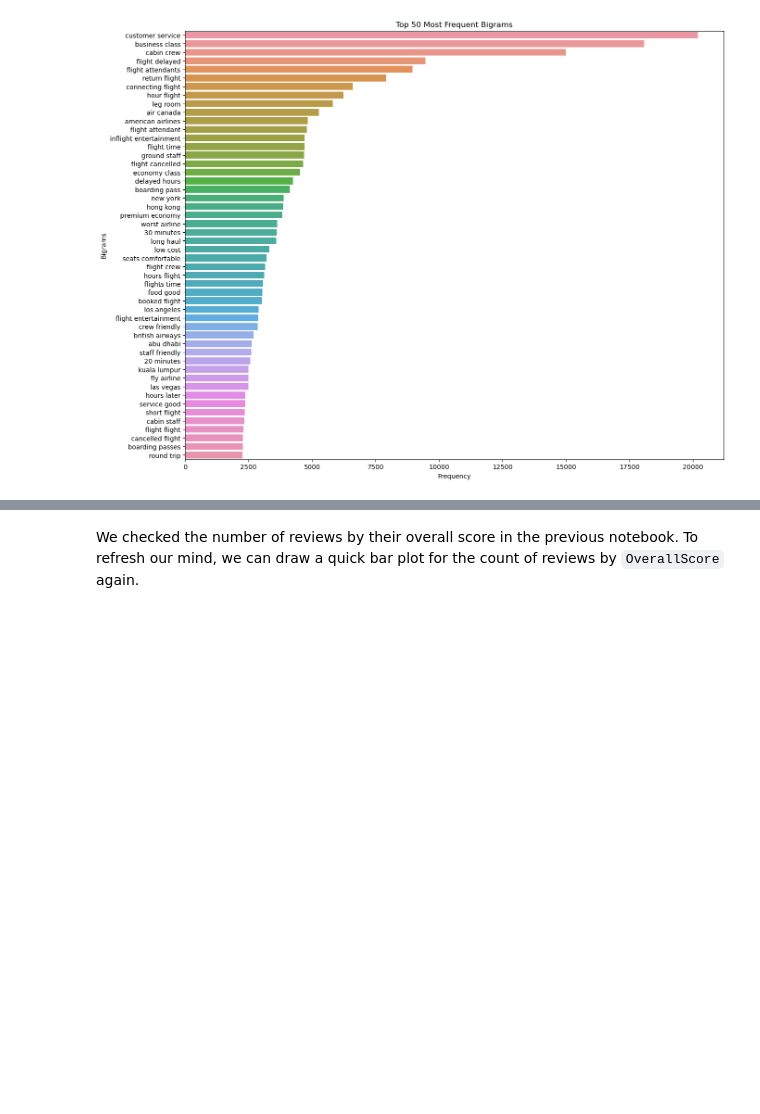
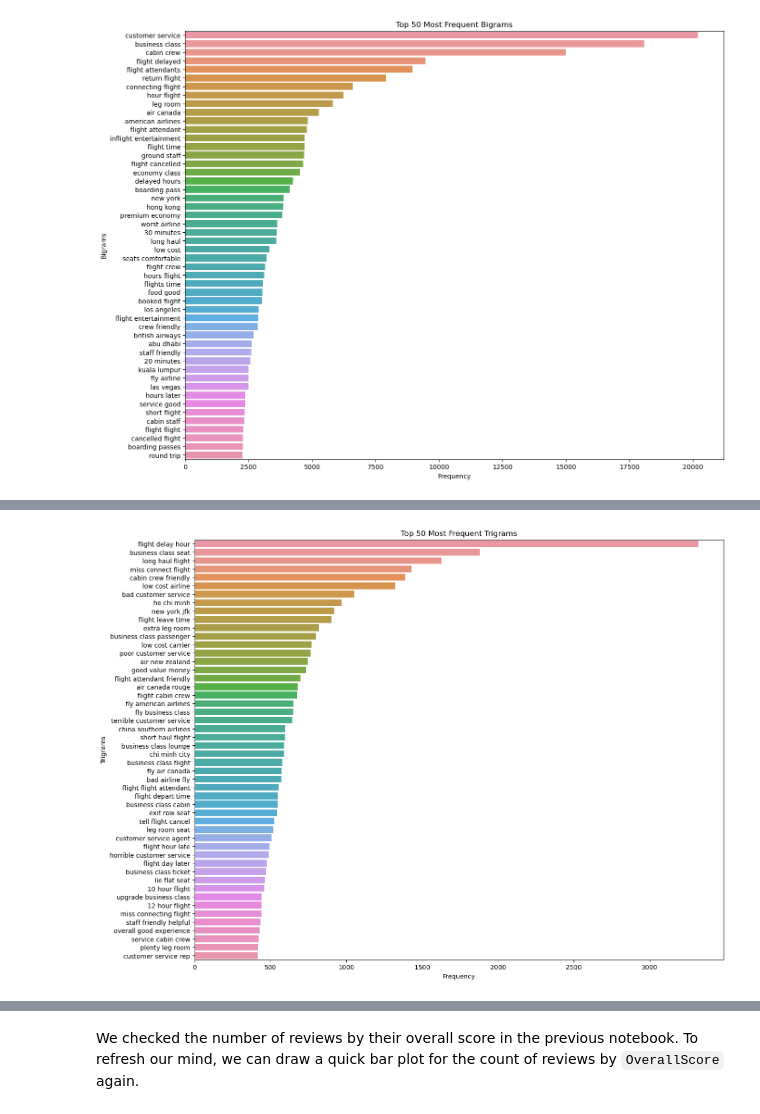
Before and after one commit to treelunar/2023_Airline_Reviews_Analysis, a Jupyter notebook: Airline_Reviews_Part 2.ipynb, the cells around one changed output, grey strips where cells are left out. Drawn from its saved outputs; the diff is of its cells as text; code cells hidden in the pictures; blank space fills up the shorter version.

```diff
--- a/Airline_Reviews_Part 2.ipynb
+++ b/Airline_Reviews_Part 2.ipynb
@@ -145,0 +220,65 @@ Since text preprocessing can be computationally heavey and time-consuming, it mi
+# %%
+import nltk
+#nltk.download('averaged_perceptron_tagger')
+from nltk.corpus import wordnet
+
+# Create an instance of WordNetLemmatizer
+lemmatizer = WordNetLemmatizer()
+
+# Function to map NLTK POS to wordnet tags
+def get_wordnet_pos(nltk_tag):
+    if nltk_tag.startswith('J'):
+        return wordnet.ADJ
+    elif nltk_tag.startswith('V'):
+        return wordnet.VERB
+    elif nltk_tag.startswith('N'):
+        return wordnet.NOUN
+    elif nltk_tag.startswith('R'):
+        return wordnet.ADV
+    else:
+        return None
+
+# Function to lemmatize each word in a given text
+def lemmatize_text(text):
+    nltk_tagged = nltk.pos_tag(nltk.word_tokenize(text))
+    wordnet_tagged = map(lambda x: (x[0], get_wordnet_pos(x[1])), nltk_tagged)
+    lemmatized_sentence = []
+    for word, tag in wordnet_tagged:
+        if tag is None:
+            # If no tag could be found, add the word as is
+            lemmatized_sentence.append(word)
+        else:
+            # Else use the tag to lemmatize the word
+            lemmatized_sentence.append(lemmatizer.lemmatize(word, tag))
+    return " ".join(lemmatized_sentence)
+
+# Apply the lemmatize_text function to the 'Review' column
+reviews_df['Review'] = reviews_df['Review'].apply(lemmatize_text)
+
+# Create an instance of CountVectorizer with stopwords and ngram_range for trigrams
+stopwords = text.ENGLISH_STOP_WORDS
+vectorizer = CountVectorizer(stop_words=stopwords, ngram_range=(3, 3), lowercase=True)
+
+# Fit and transform the 'Review' column
+review_vectors = vectorizer.fit_transform(reviews_df['Review'])
+
+# Convert the sparse matrix to a DataFrame
+review_vectors_df = pd.DataFrame.sparse.from_spmatrix(review_vectors, columns=vectorizer.get_feature_names_out())
+
+# Compute the word frequencies
+word_frequencies = review_vectors_df.sum(axis=0)
+
+# Sort the word frequencies in descending order
+sorted_word_frequencies = word_frequencies.sort_values(ascending=False)
+
+# Select the top 50 most frequent trigrams
+top_50_trigrams = sorted_word_frequencies.head(50)
+
+# Plot the bar chart
+plt.figure(figsize=(15, 12))
+sns.barplot(x=top_50_trigrams.values, y=top_50_trigrams.index)
+plt.title('Top 50 Most Frequent Trigrams')
+plt.xlabel('Frequency')
+plt.ylabel('Trigrams')
+plt.show()
+# %% [output]
@@ -145,0 +288 @@ Since text preprocessing can be computationally heavey and time-consuming, it mi
+[figure, added]
```
Also changed, not shown: parts of 54 cells of this notebook.
